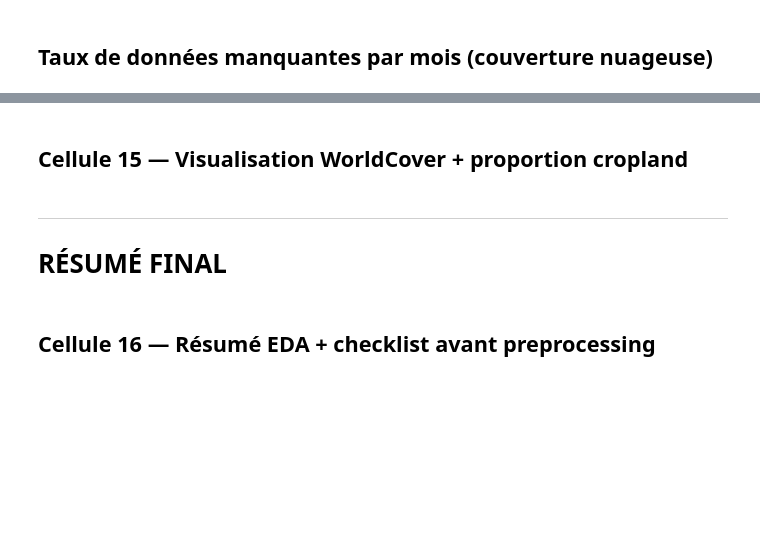
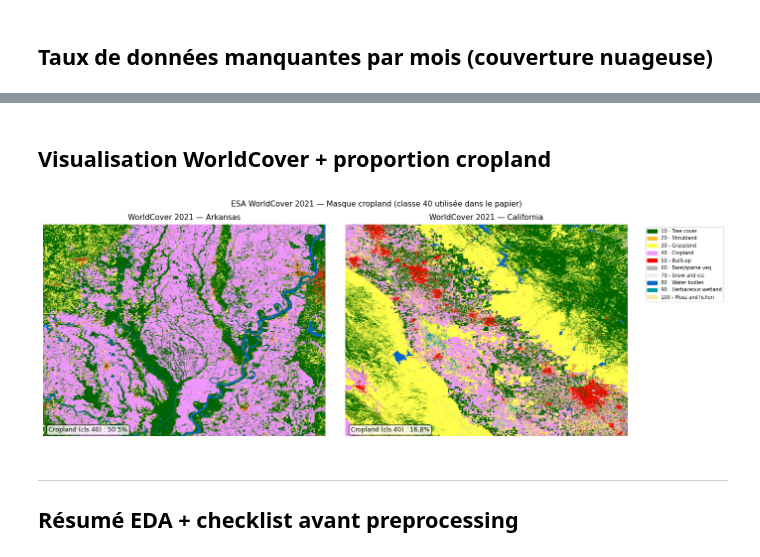
Before and after one commit to chahinez26/Crop-Classification-Projet, a Jupyter notebook: notebooks/01_EDA.ipynb, the cells around one changed output, grey strips where cells are left out. Saved outputs shown, nothing was run; the diff lists cells and outputs as text; code cells hidden in the pictures; blank space fills up the shorter version.

```diff
--- a/notebooks/01_EDA.ipynb
+++ b/notebooks/01_EDA.ipynb
@@ -637,44 +652,71 @@ for region, bbox in [('arkansas',(-92.0,34.0,-90.0,35.5)),
 # %% [markdown]
-## Cellule 15 — Visualisation WorldCover + proportion cropland
+## Visualisation WorldCover + proportion cropland
 # %%
 if wc_data_regions:
     fig, axes = plt.subplots(1, len(wc_data_regions), figsize=(14, 5))
+
     if len(wc_data_regions) == 1:
         axes = [axes]
 
     for ax, (region, wc) in zip(axes, wc_data_regions.items()):
-        # image colorée
+
         h, w = wc.shape
-        rgb = np.ones((h, w, 3)) * 0.5
+        max_size = 2000  # max pixels (ajuste si besoin)
+
+        scale = max(h / max_size, w / max_size, 1)
+        if scale > 1:
+            step = int(scale)
+            wc = wc[::step, ::step]
+            h, w = wc.shape
+
+        rgb = np.ones((h, w, 3), dtype=np.uint8) * 128  # gris
+
         for cls, (_, hex_c) in WC_CLASSES.items():
-            r,g,b = int(hex_c[1:3],16)/255, int(hex_c[3:5],16)/255, int(hex_c[5:7],16)/255
-            rgb[wc == cls] = [r,g,b]
+            r = int(hex_c[1:3], 16)
+            g = int(hex_c[3:5], 16)
+            b = int(hex_c[5:7], 16)
+            rgb[wc == cls] = [r, g, b]
 
         ax.imshow(rgb)
         ax.set_title(f'WorldCover 2021 — {region.capitalize()}', fontsize=11)
         ax.axis('off')
 
-        # proportion cropland
         cropland_pct = (wc == 40).mean() * 100
-        ax.text(0.02, 0.02, f'Cropland (cls 40) : {cropland_pct:.1f}%',
-                transform=ax.transAxes, fontsize=9,
-                bbox=dict(boxstyle='round', facecolor='white', alpha=0.8))
+        ax.text(
+            0.02, 0.02,
+            f'Cropland (cls 40) : {cropland_pct:.1f}%',
+            transform=ax.transAxes,
+            fontsize=9,
+            bbox=dict(boxstyle='round', facecolor='white', alpha=0.8)
+        )
 
-    patches = [mpatches.Patch(color=c, label=f'{cls} - {name}')
-               for cls,(name,c) in WC_CLASSES.items()]
-    axes[-1].legend(handles=patches, loc='upper right', fontsize=7,
-                    bbox_to_anchor=(1.35, 1))
-    plt.suptitle('ESA WorldCover 2021 — Masque cropland (classe 40 utilisée dans le papier)',
-                 fontsize=11)
+    patches = [
+        mpatches.Patch(color=c, label=f'{cls} - {name}')
+        for cls, (name, c) in WC_CLASSES.items()
+    ]
+
+    axes[-1].legend(
+        handles=patches,
+        loc='upper right',
+        fontsize=7,
+        bbox_to_anchor=(1.35, 1)
+    )
+
+    plt.suptitle(
+        'ESA WorldCover 2021 — Masque cropland (classe 40 utilisée dans le papier)',
+        fontsize=11
+    )
+
     plt.tight_layout()
-    plt.savefig('sauv_dir/fig6_worldcover.png', dpi=300, bbox_inches='tight')
+    plt.savefig(f'{sauv_dir}/fig6_worldcover.png', dpi=150)
     plt.show()
+
 else:
     print('[!] WorldCover non chargé')
+# %% [output]
+[figure, added]
-# %% [markdown]
----
-# RÉSUMÉ FINAL
 # %% [markdown]
-## Cellule 16 — Résumé EDA + checklist avant preprocessing
+---
+## Résumé EDA + checklist avant preprocessing
 # %%
 print('=' * 60)
```
Also changed, not shown: parts of 8 cells of this notebook, 6 other files.
